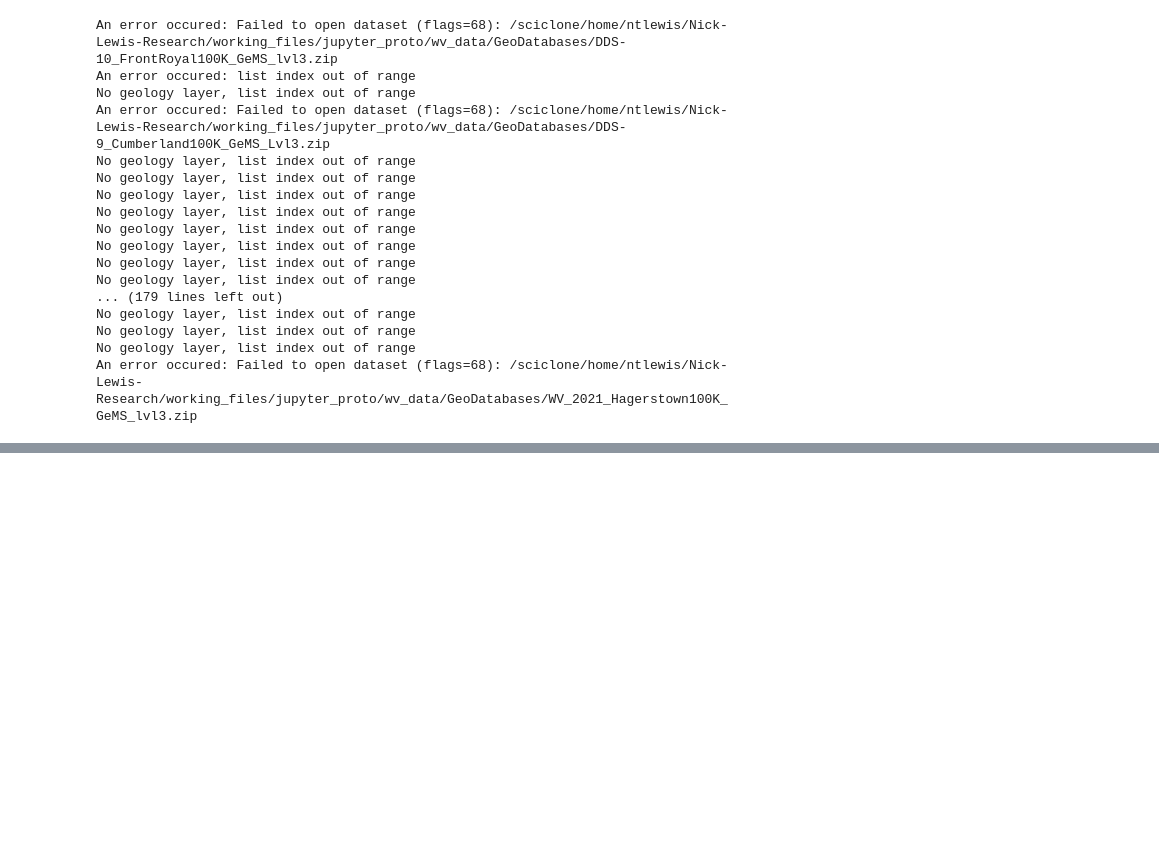
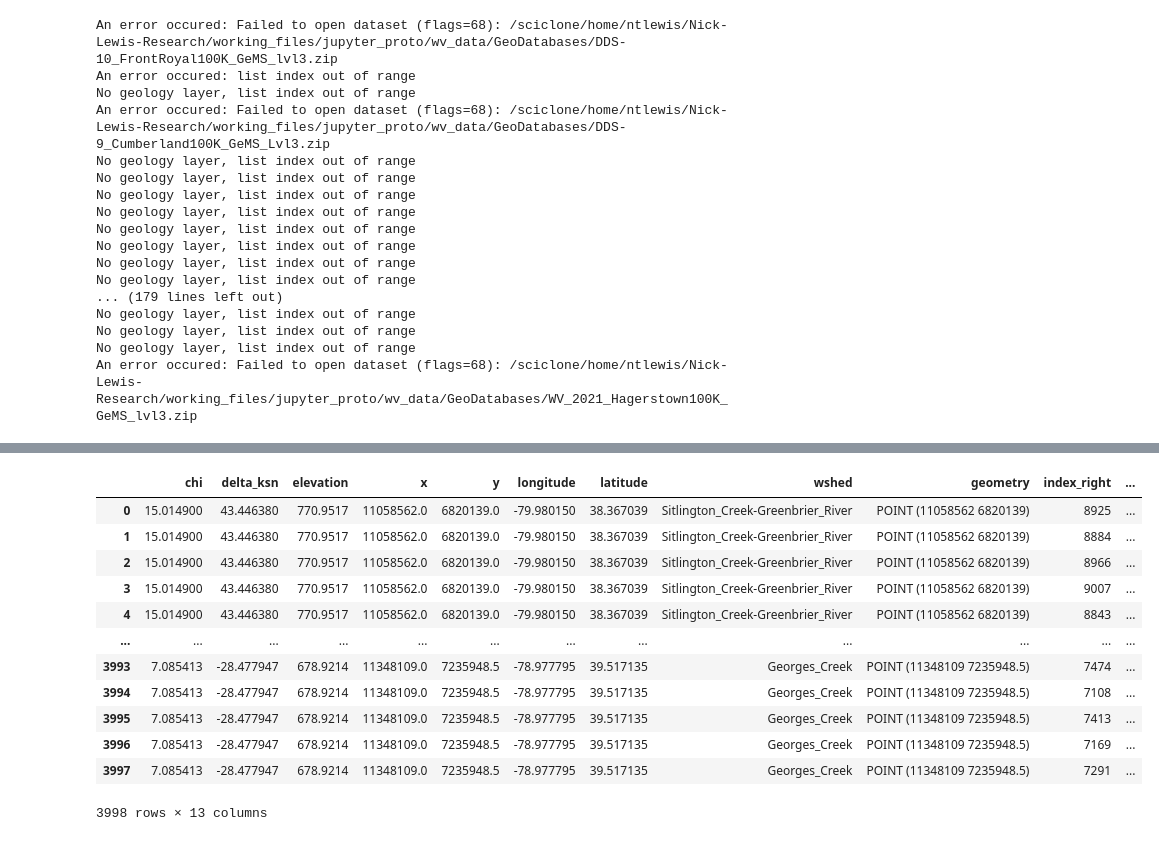
Before and after one commit to ntlewis1251/Nick-Lewis-Research, a Jupyter notebook: working_files/jupyter_proto/dip_analyses.ipynb, the cells around one changed output, grey strips where cells are left out. Saved outputs shown, nothing was run; the diff lists cells and outputs as text; code cells hidden in the pictures; blank space fills up the shorter version.

```diff
--- a/working_files/jupyter_proto/dip_analyses.ipynb
+++ b/working_files/jupyter_proto/dip_analyses.ipynb
@@ -150,0 +131,16 @@ Right CRS: EPSG:26917
+# %%
+kp_geol_fin
+# %% [output]
+|  | chi | delta_ksn | elevation | x | y | longitude | latitude | wshed | geometry | index_right | ... |
+| 0 | 15.014900 | 43.446380 | 770.9517 | 11058562.0 | 6820139.0 | -79.980150 | 38.367039 | Sitlington_Creek-Greenbrier_River | POINT (11058562 6820139) | 8925 | ... |
+| 1 | 15.014900 | 43.446380 | 770.9517 | 11058562.0 | 6820139.0 | -79.980150 | 38.367039 | Sitlington_Creek-Greenbrier_River | POINT (11058562 6820139) | 8884 | ... |
+| 2 | 15.014900 | 43.446380 | 770.9517 | 11058562.0 | 6820139.0 | -79.980150 | 38.367039 | Sitlington_Creek-Greenbrier_River | POINT (11058562 6820139) | 8966 | ... |
+| 3 | 15.014900 | 43.446380 | 770.9517 | 11058562.0 | 6820139.0 | -79.980150 | 38.367039 | Sitlington_Creek-Greenbrier_River | POINT (11058562 6820139) | 9007 | ... |
+| 4 | 15.014900 | 43.446380 | 770.9517 | 11058562.0 | 6820139.0 | -79.980150 | 38.367039 | Sitlington_Creek-Greenbrier_River | POINT (11058562 6820139) | 8843 | ... |
+| ... | ... | ... | ... | ... | ... | ... | ... | ... | ... | ... | ... |
+| 3993 | 7.085413 | -28.477947 | 678.9214 | 11348109.0 | 7235948.5 | -78.977795 | 39.517135 | Georges_Creek | POINT (11348109 7235948.5) | 7474 | ... |
+| 3994 | 7.085413 | -28.477947 | 678.9214 | 11348109.0 | 7235948.5 | -78.977795 | 39.517135 | Georges_Creek | POINT (11348109 7235948.5) | 7108 | ... |
+| 3995 | 7.085413 | -28.477947 | 678.9214 | 11348109.0 | 7235948.5 | -78.977795 | 39.517135 | Georges_Creek | POINT (11348109 7235948.5) | 7413 | ... |
+| 3996 | 7.085413 | -28.477947 | 678.9214 | 11348109.0 | 7235948.5 | -78.977795 | 39.517135 | Georges_Creek | POINT (11348109 7235948.5) | 7169 | ... |
+| 3997 | 7.085413 | -28.477947 | 678.9214 | 11348109.0 | 7235948.5 | -78.977795 | 39.517135 | Georges_Creek | POINT (11348109 7235948.5) | 7291 | ... |
+3998 rows × 13 columns
```
Also changed, not shown: parts of 6 cells of this notebook, 2 other files.
